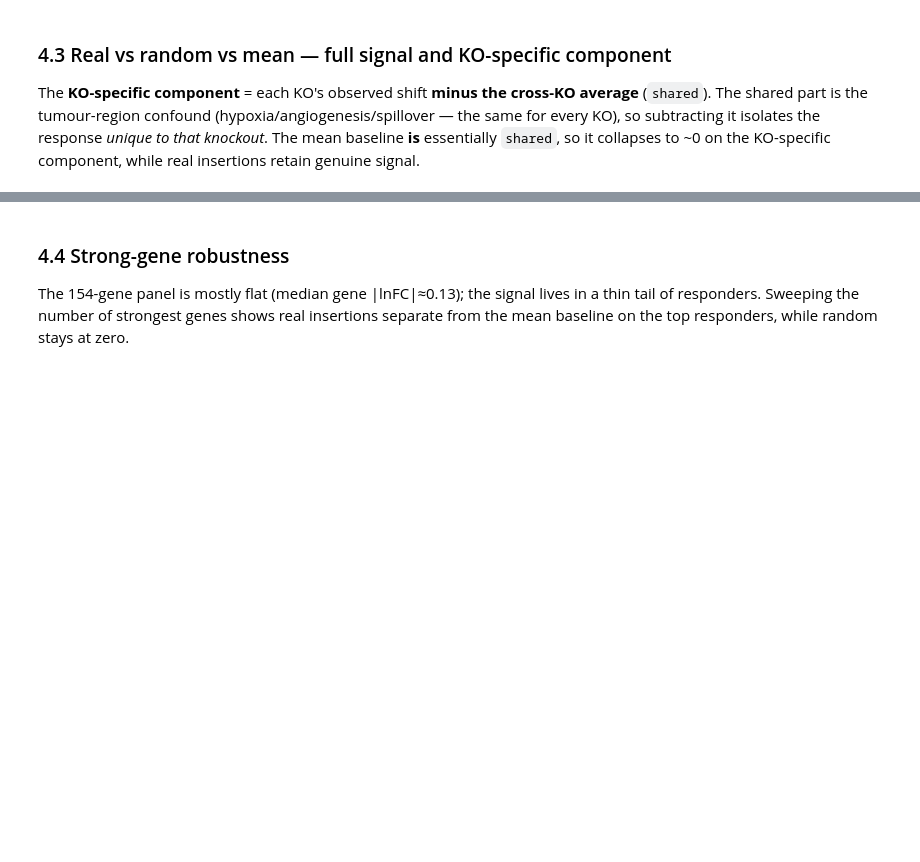
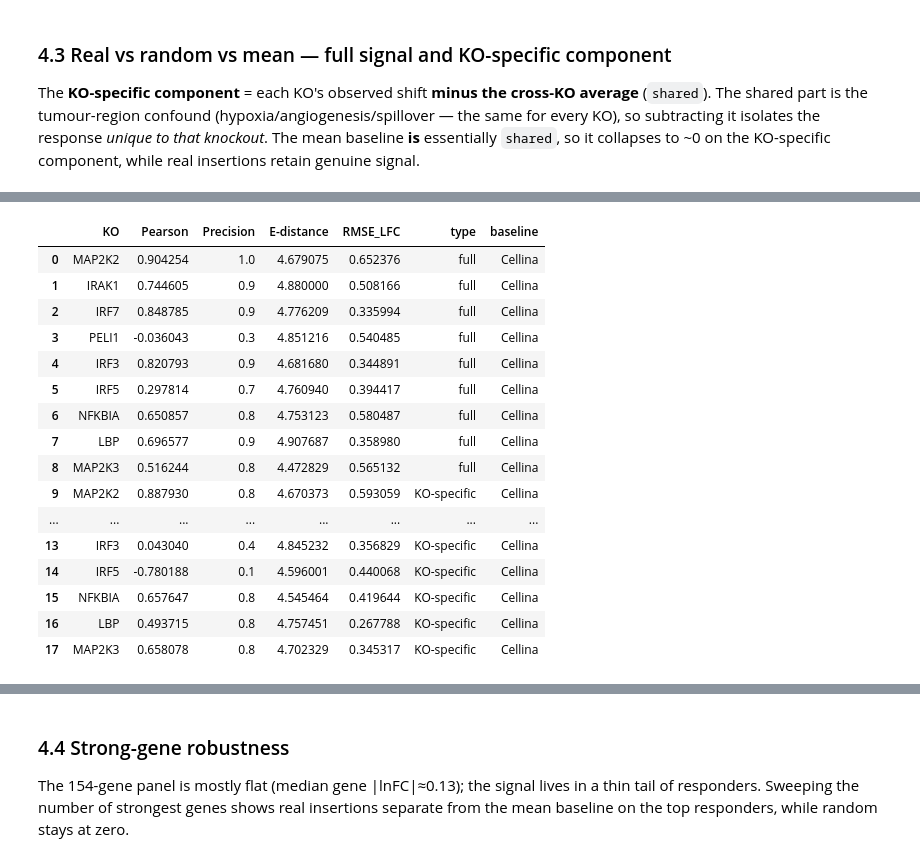
Before and after one commit to PMBio/cellina-reproducibility, a Jupyter notebook: notebooks/in_vivo/pfish_analysis.ipynb, the cells around one changed output, grey strips where cells are left out. Saved outputs shown, nothing was run; the diff lists cells and outputs as text; code cells hidden in the pictures; blank space fills up the shorter version.

```diff
--- a/notebooks/in_vivo/pfish_analysis.ipynb
+++ b/notebooks/in_vivo/pfish_analysis.ipynb
@@ -480,0 +385,28 @@ df_results
+# %%
+import sys
+
+sys.path.append('../../scripts')
+
+from scipy.stats import spearmanr
+from counterfactual_analysis import compute_edistance, direction_match, compute_mse_lfc
+
+n_deg = 10
+counts_per_k = 1e4
+
+def _metrics_row(k, lfc_pred, lfc_observed, predicted_expr):
+    deg = np.argsort(-np.abs(lfc_observed))[:n_deg]  # rank by the target actually being scored
+    #spear, _ = spearmanr(lfc_observed[deg], lfc_pred[deg])
+    pear, _ = pearsonr(lfc_observed[deg], lfc_pred[deg])
+    dir_match_k = direction_match(lfc_observed[deg], lfc_pred[deg], k=n_deg, normalize="k")
+    mse_lfc = compute_mse_lfc(gt_vec=lfc_observed, cf_vec=lfc_pred, deg=deg)
+    rmse_lfc = np.sqrt(mse_lfc)
+    edist_pca_log = compute_edistance(adata, observed=recon, predicted=predicted_expr, deg=None,
+                                       library_size=counts_per_k, local=True, use_pca=True)
+    return {"Pearson": pear, "Precision": dir_match_k,
+            "E-distance": edist_pca_log, "RMSE_LFC": rmse_lfc}
+
+# Per-cell counterfactual for the mean-shift baseline: apply the (KO-agnostic) mean_shift
+# log-fold-change to each real far cell's own baseline expression -- inverting lfc(a,b) =
+# log(a+1)-log(b+1) the same way it was built, so it lands on the same 1e4-normalized scale
+# as COUNTERFACTUALS/CF_RANDOM and can be fed into compute_edistance the same way.
+CF_MEAN = np.clip((recon + 1) * np.exp(mean_shift)[None, :] - 1, 0, None)
@@ -480,0 +430,25 @@ df_results
+# %%
+ko_results = [{"KO": k, **_metrics_row(k, REAL5[k], OBS[k] - shared, COUNTERFACTUALS[k])} for k in EFF9_2]
+ko_results = pd.DataFrame(ko_results)
+ko_results["type"] = "KO-specific"
+ko_results["baseline"] = "Cellina"
+df_results = pd.concat([df_results, ko_results], ignore_index=True)
+df_results
+# %% [output]
+|  | KO | Pearson | Precision | E-distance | RMSE_LFC | type | baseline |
+| 0 | MAP2K2 | 0.904254 | 1.0 | 4.679075 | 0.652376 | full | Cellina |
+| 1 | IRAK1 | 0.744605 | 0.9 | 4.880000 | 0.508166 | full | Cellina |
+| 2 | IRF7 | 0.848785 | 0.9 | 4.776209 | 0.335994 | full | Cellina |
+| 3 | PELI1 | -0.036043 | 0.3 | 4.851216 | 0.540485 | full | Cellina |
+| 4 | IRF3 | 0.820793 | 0.9 | 4.681680 | 0.344891 | full | Cellina |
+| 5 | IRF5 | 0.297814 | 0.7 | 4.760940 | 0.394417 | full | Cellina |
+| 6 | NFKBIA | 0.650857 | 0.8 | 4.753123 | 0.580487 | full | Cellina |
+| 7 | LBP | 0.696577 | 0.9 | 4.907687 | 0.358980 | full | Cellina |
+| 8 | MAP2K3 | 0.516244 | 0.8 | 4.472829 | 0.565132 | full | Cellina |
+| 9 | MAP2K2 | 0.887930 | 0.8 | 4.670373 | 0.593059 | KO-specific | Cellina |
+| ... | ... | ... | ... | ... | ... | ... | ... |
+| 13 | IRF3 | 0.043040 | 0.4 | 4.845232 | 0.356829 | KO-specific | Cellina |
+| 14 | IRF5 | -0.780188 | 0.1 | 4.596001 | 0.440068 | KO-specific | Cellina |
+| 15 | NFKBIA | 0.657647 | 0.8 | 4.545464 | 0.419644 | KO-specific | Cellina |
+| 16 | LBP | 0.493715 | 0.8 | 4.757451 | 0.267788 | KO-specific | Cellina |
+| 17 | MAP2K3 | 0.658078 | 0.8 | 4.702329 | 0.345317 | KO-specific | Cellina |
```
Also changed, not shown: parts of 7 cells of this notebook, 1 other file.
